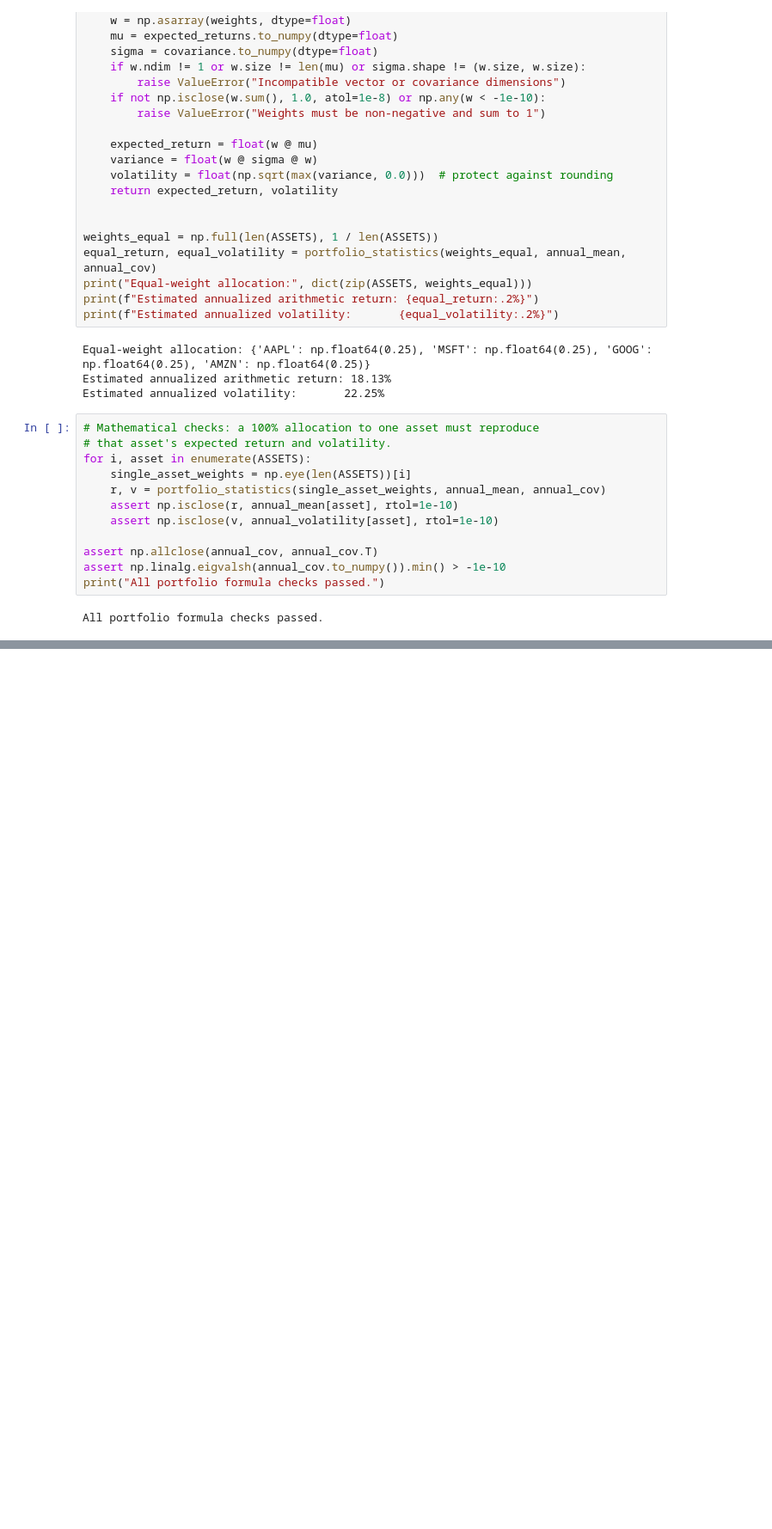
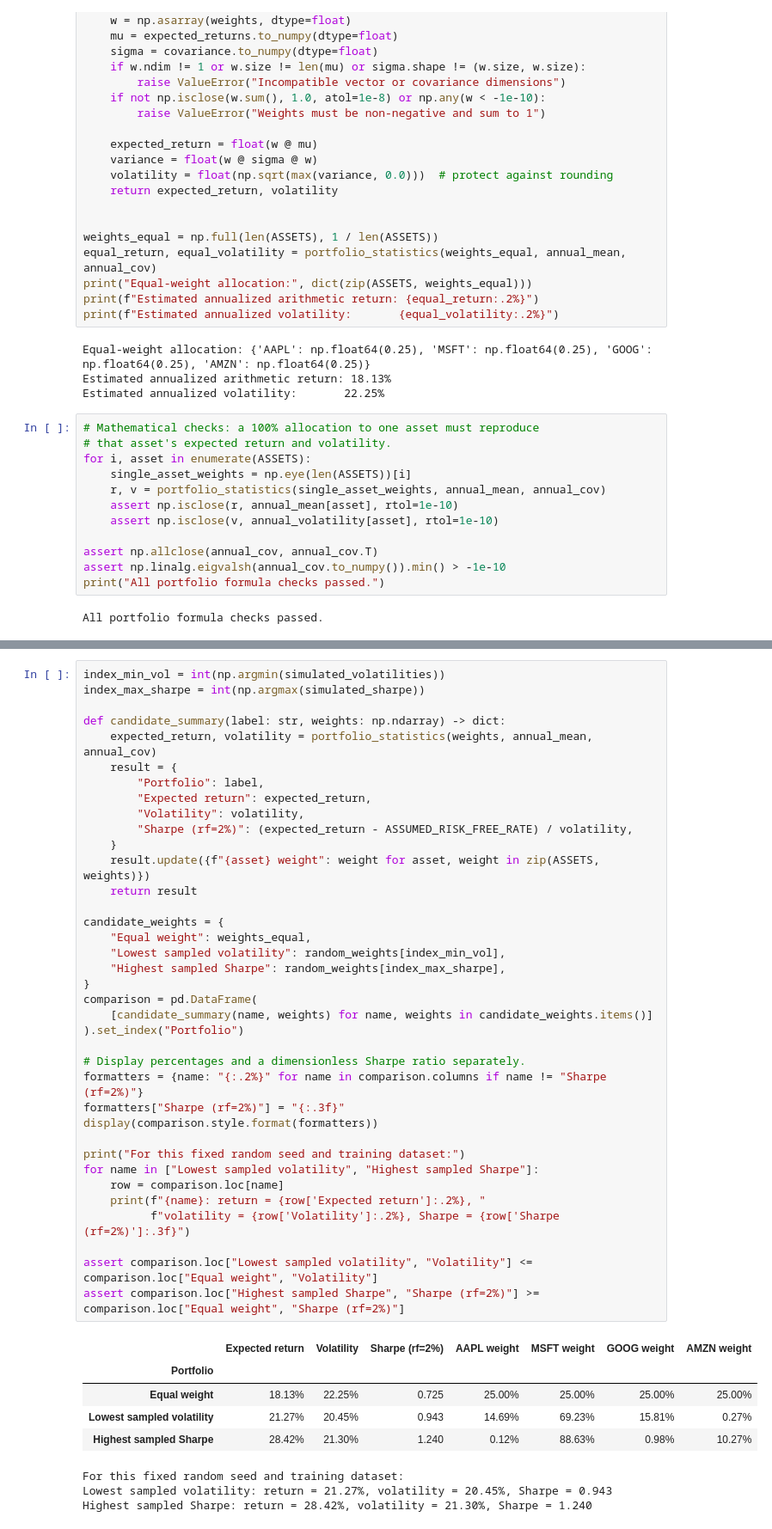
Before and after one commit to nikolaymihalev/modern-portfolio-theory, a Jupyter notebook: portfolio_optimization.ipynb, the cells around one changed output, grey strips where cells are left out. Shown at 86% size. Drawn from its saved outputs; the diff is of its cells as text; blank space fills up the shorter version.

```diff
--- a/portfolio_optimization.ipynb
+++ b/portfolio_optimization.ipynb
@@ -221,0 +281,46 @@ All portfolio formula checks passed.
+# %%
+index_min_vol = int(np.argmin(simulated_volatilities))
+index_max_sharpe = int(np.argmax(simulated_sharpe))
+
+def candidate_summary(label: str, weights: np.ndarray) -> dict:
+    expected_return, volatility = portfolio_statistics(weights, annual_mean, annual_cov)
+    result = {
+        "Portfolio": label,
+        "Expected return": expected_return,
+        "Volatility": volatility,
+        "Sharpe (rf=2%)": (expected_return - ASSUMED_RISK_FREE_RATE) / volatility,
+    }
+    result.update({f"{asset} weight": weight for asset, weight in zip(ASSETS, weights)})
+    return result
+
+candidate_weights = {
+    "Equal weight": weights_equal,
+    "Lowest sampled volatility": random_weights[index_min_vol],
+    "Highest sampled Sharpe": random_weights[index_max_sharpe],
+}
+comparison = pd.DataFrame(
+    [candidate_summary(name, weights) for name, weights in candidate_weights.items()]
+).set_index("Portfolio")
+
+# Display percentages and a dimensionless Sharpe ratio separately.
+formatters = {name: "{:.2%}" for name in comparison.columns if name != "Sharpe (rf=2%)"}
+formatters["Sharpe (rf=2%)"] = "{:.3f}"
+display(comparison.style.format(formatters))
+
+print("For this fixed random seed and training dataset:")
+for name in ["Lowest sampled volatility", "Highest sampled Sharpe"]:
+    row = comparison.loc[name]
+    print(f"{name}: return = {row['Expected return']:.2%}, "
+          f"volatility = {row['Volatility']:.2%}, Sharpe = {row['Sharpe (rf=2%)']:.3f}")
+
+assert comparison.loc["Lowest sampled volatility", "Volatility"] <= comparison.loc["Equal weight", "Volatility"]
+assert comparison.loc["Highest sampled Sharpe", "Sharpe (rf=2%)"] >= comparison.loc["Equal weight", "Sharpe (rf=2%)"]
+# %% [output]
+|  | Expected return | Volatility | Sharpe (rf=2%) | AAPL weight | MSFT weight | GOOG weight | AMZN weight |
+| Portfolio |  |  |  |  |  |  |  |
+| Equal weight | 18.13% | 22.25% | 0.725 | 25.00% | 25.00% | 25.00% | 25.00% |
+| Lowest sampled volatility | 21.27% | 20.45% | 0.943 | 14.69% | 69.23% | 15.81% | 0.27% |
+| Highest sampled Sharpe | 28.42% | 21.30% | 1.240 | 0.12% | 88.63% | 0.98% | 10.27% |
+For this fixed random seed and training dataset:
+Lowest sampled volatility: return = 21.27%, volatility = 20.45%, Sharpe = 0.943
+Highest sampled Sharpe: return = 28.42%, volatility = 21.30%, Sharpe = 1.240
```
Also changed, not shown: parts of 11 cells of this notebook, 1 other file.
